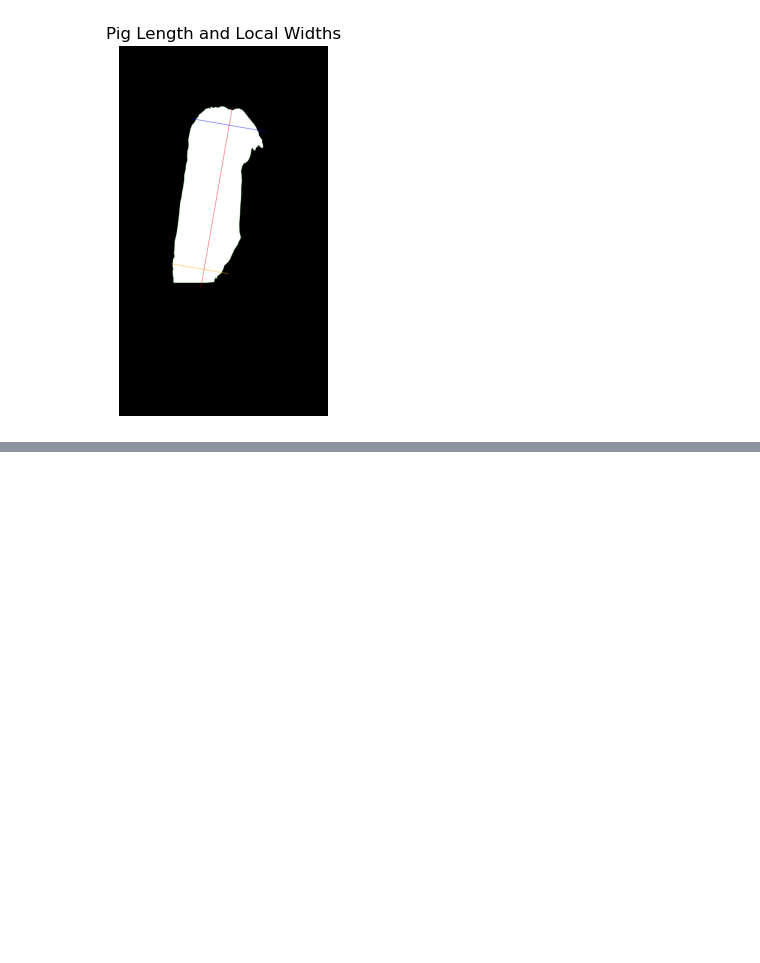
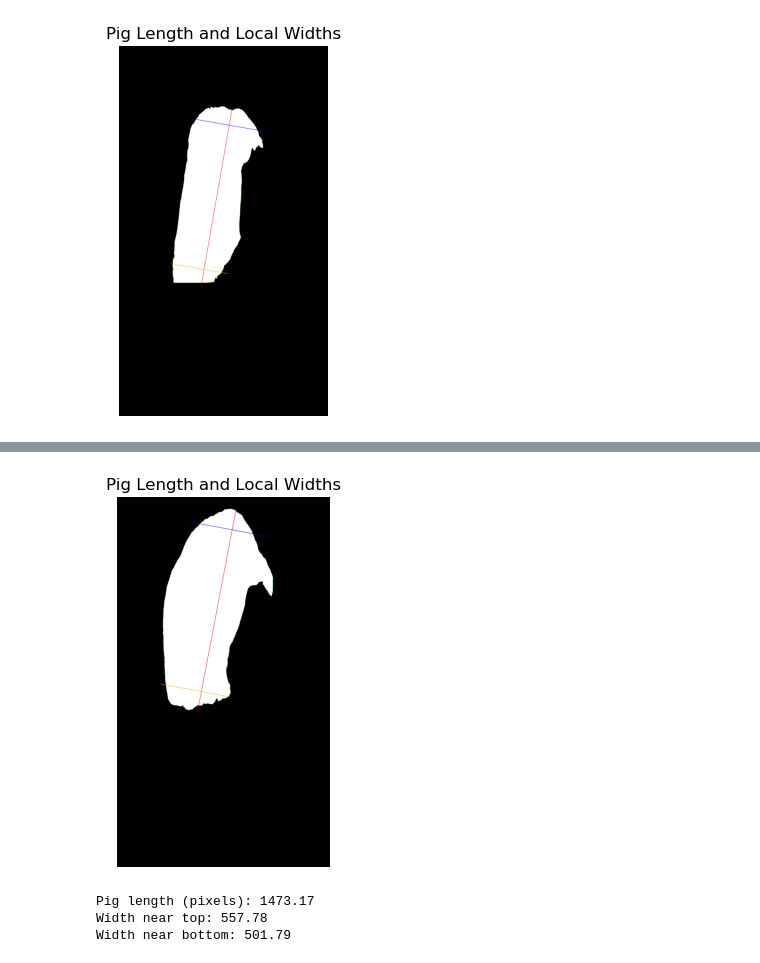
Before and after one commit to PhurichAmorn/URD-2_BlackPigProject, a Jupyter notebook: pig_segmentation/segment/mask_image.ipynb, the cells around one changed output, grey strips where cells are left out. Cells and saved outputs as stored; diff of their text form; code cells hidden in the pictures; blank space fills up the shorter version.

```diff
--- a/pig_segmentation/segment/mask_image.ipynb
+++ b/pig_segmentation/segment/mask_image.ipynb
@@ -302,0 +463,11 @@ Width near bottom: 453.20
+# %%
+results = measure_pig_length_and_widths(binary_mask2)
+
+print(f"Pig length (pixels): {results['length']:.2f}")
+print(f"Width near top: {results['width_top']:.2f}")
+print(f"Width near bottom: {results['width_bottom']:.2f}")
+# %% [output]
+[figure, added]
+Pig length (pixels): 1473.17
+Width near top: 557.78
+Width near bottom: 501.79
```
Also changed, not shown: parts of 4 cells of this notebook, 3 other files.
